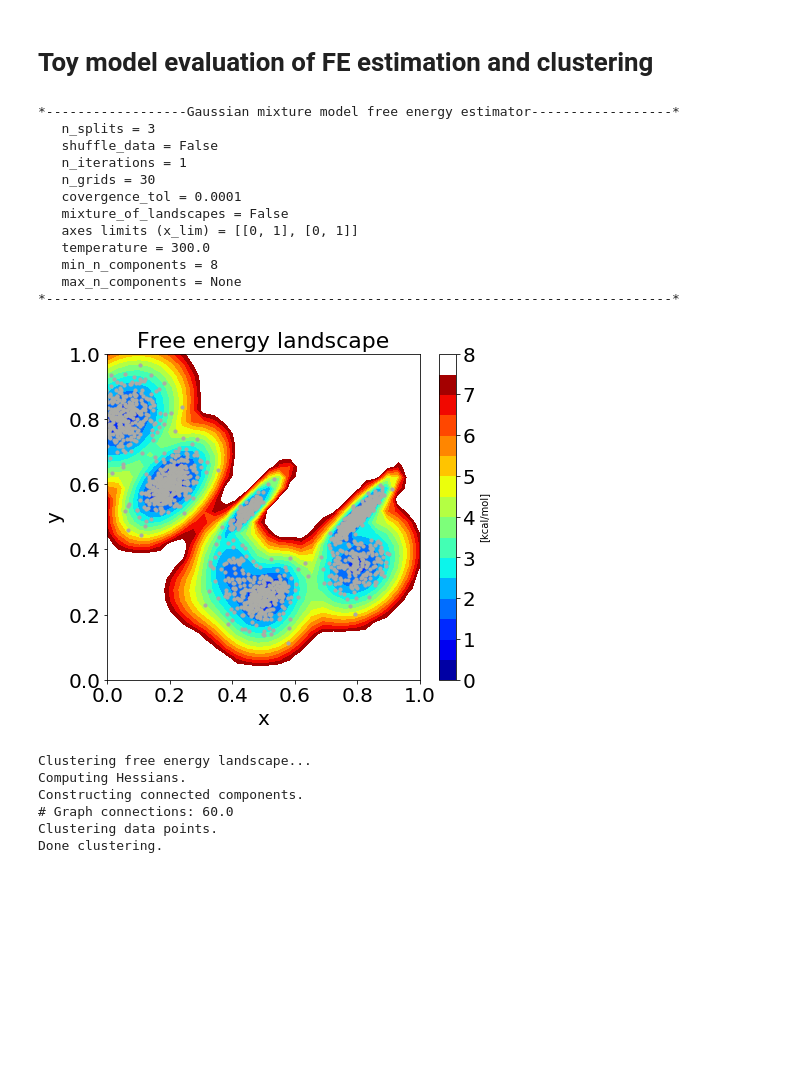
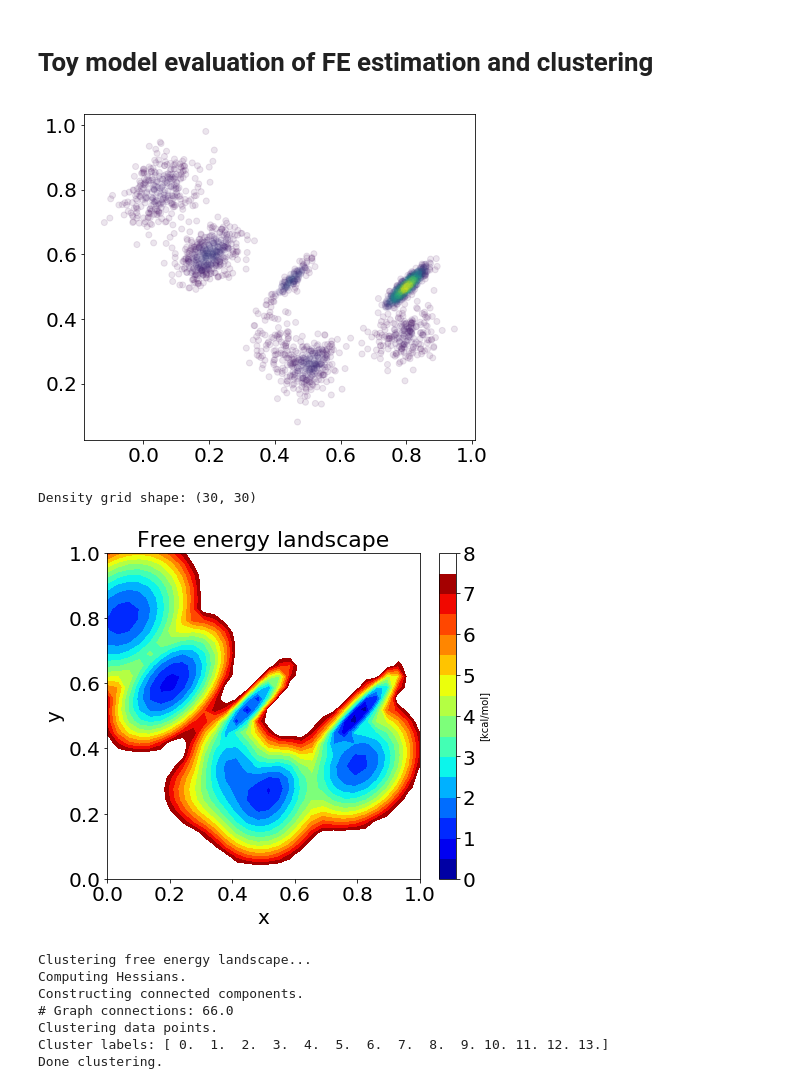
Before and after one commit to anniewesterlund/InfleCS-free-energy-clustering-tutorial, a Jupyter notebook: toy_model_evaluation.ipynb, the cells around one changed output. Cells and saved outputs as stored; diff of their text form; code cells hidden in the pictures; blank space fills up the shorter version.

Commit message:
stacking

```diff
--- a/toy_model_evaluation.ipynb
+++ b/toy_model_evaluation.ipynb
@@ -9,49 +8,51 @@ import matplotlib
 # %%
+toy_model = 'GMM_2D'
+
 # Create model
-tm_GMM_2D = toy_models.toy_model_2D_GMM()
+if toy_model == 'mGMMs':
+    tm = toy_models.MultipleGMMs()
+    stack_landscapes=True
+else:
+    tm = toy_models.GMM2D()
+    stack_landscapes=False
 
 nx = 30
 x_lims = [[0,1],[0,1]]
 # %%
 # Sample from model
-data = tm_GMM_2D.sample(2000)
+data = tm.sample(2000)
 
 # Compute true density at points
-data_density = tm_GMM_2D.density(data)
+data_density = tm.density(data)
+
+plt.figure(1)
+plt.scatter(data[:,0],data[:,1],c=data_density,alpha=0.1)
+plt.show()
+# %% [output]
+[figure, added]
 # %%
 # Create a free energy object with known toy model
-true_fe = GMM_FE.FreeEnergy(data,x_lims=x_lims,n_grids=nx)
-true_fe.density_est_ = tm_GMM_2D
+true_fe = GMM_FE.FreeEnergy(data,x_lims=x_lims,n_grids=nx,verbose=False,stack_landscapes=stack_landscapes)
+true_fe.density_est_ = tm
 coords, density = true_fe.density_landscape()
 
 # Compute true free energy
 FE_landscape = true_fe._free_energy(density)
 min_FE = np.min(FE_landscape)
 FE_landscape = FE_landscape-min_FE
 
 FE_points = true_fe._free_energy(data_density)-min_FE
 
 # Set true free energies
 true_fe.coords_ = coords
 true_fe.FE_landscape_ = FE_landscape
 true_fe.FE_points_ = FE_points
 
 # Visualize the model
-true_fe.visualize(show_data=True)
+true_fe.visualize(show_data=False)
 # %% [output]
-*------------------Gaussian mixture model free energy estimator------------------*
-   n_splits = 3
-   shuffle_data = False
-   n_iterations = 1
-   n_grids = 30
-   covergence_tol = 0.0001
-   mixture_of_landscapes = False
-   axes limits (x_lim) = [[0, 1], [0, 1]]
-   temperature = 300.0
-   min_n_components = 8
-   max_n_components = None
-*--------------------------------------------------------------------------------*
+Density grid shape: (30, 30)
-[figure, old version]
+[figure, new version]
 # %%
 # Cluster data
 labels, cluster_centers = true_fe.cluster(coords,FE_points,data)
@@ -59,8 +60,9 @@ labels, cluster_centers = true_fe.cluster(coords,FE_points,data)
 Clustering free energy landscape...
 Computing Hessians.
 Constructing connected components.
-# Graph connections: 60.0
+# Graph connections: 66.0
 Clustering data points.
+Cluster labels: [ 0.  1.  2.  3.  4.  5.  6.  7.  8.  9. 10. 11. 12. 13.]
 Done clustering.
 # %%
 # Visualize true clusters
```
Also changed, not shown: parts of 9 cells of this notebook, 10 other files.
